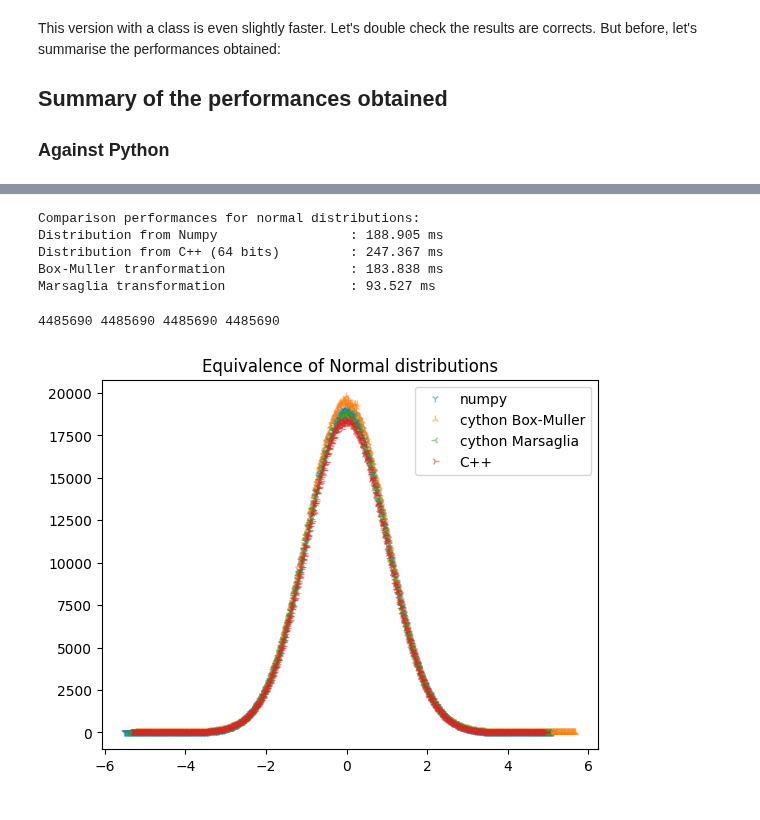
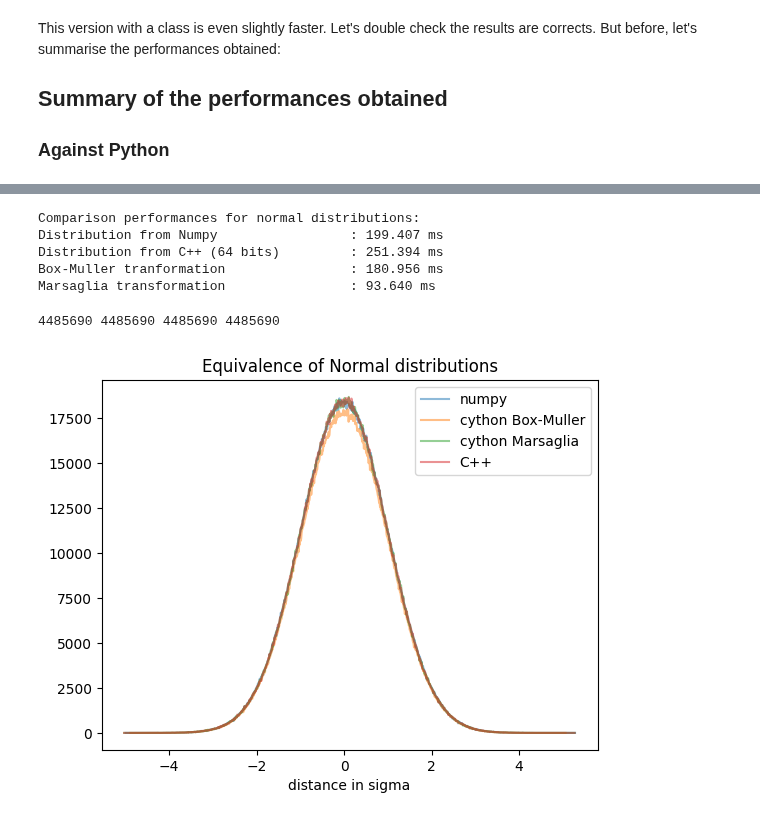
Before and after one commit to silx-kit/fabio, a Jupyter notebook: doc/source/tutorials/random.ipynb, the cells around one changed output, grey strips where cells are left out. Drawn from its saved outputs; the diff is of its cells as text; code cells hidden in the pictures.

Commit message:
updated version (seeded graphs)

```diff
--- a/doc/source/tutorials/random.ipynb
+++ b/doc/source/tutorials/random.ipynb
@@ -168,7 +168,7 @@ def cython_normal_cpp(mu, sigma):
             ary[idx] = dist(gen)
     return numpy.asarray(ary).reshape(shape)
 
-def cython_normal64_cpp(mu, sigma):
+def cython_normal64_cpp(mu, sigma, seed=None):
     shape = mu.shape
     assert sigma.shape == shape
     cdef:
@@ -176,7 +176,7 @@ def cython_normal64_cpp(mu, sigma):
         double[::1] ary = numpy.empty(size)
         double[::1] cmu = numpy.ascontiguousarray(mu).ravel()
         double[::1] csigma = numpy.ascontiguousarray(sigma).ravel()
-        mt19937_64 gen = mt19937_64(time.time_ns())
+        mt19937_64 gen = mt19937_64(time.time_ns() if seed is None else seed)
         normal_distribution[double] dist
     with nogil:
         for idx in range(size):
@@ -653,34 +653,37 @@ timeit_mt_normal = %timeit -o -q cython_normal_m_mtc(z, s)
 print(f'{"Marsaglia transformation":40s}: {1000*timeit_mt_normal.best:.3f} ms')
 # %% [output]
 Comparison performances for normal distributions:
-Distribution from Numpy                 : 188.905 ms
-Distribution from C++ (64 bits)         : 247.367 ms
-Box-Muller tranformation                : 183.838 ms
-Marsaglia transformation                : 93.527 ms
+Distribution from Numpy                 : 199.407 ms
+Distribution from C++ (64 bits)         : 251.394 ms
+Box-Muller tranformation                : 180.956 ms
+Marsaglia transformation                : 93.640 ms
 # %%
 npt = 1000
-distrib_random_normal = numpy.random.normal(z, s)
-distrib_normal64_cpp = cython_normal64_cpp(z, s)
-distrib_normal_bm_mtc = cython_normal_bm_mtc(z, s)
-distrib_normal_m_mtc = cython_normal_m_mtc(z, s)
+seed = 123 #time.time_ns()
+rng = numpy.random.Generator(numpy.random.MT19937(seed=seed))
+distrib_random_normal = rng.normal(z, s)
+distrib_normal64_cpp = cython_normal64_cpp(z, s, seed=seed)
+distrib_normal_bm_mtc = cython_normal_bm_mtc(z, s, seed=seed)
+distrib_normal_m_mtc = cython_normal_m_mtc(z, s, seed=seed)
 assert distrib_random_normal.shape == shape
 assert distrib_normal64_cpp.shape == shape
 assert distrib_normal_bm_mtc.shape == shape
 assert distrib_normal_m_mtc.shape == shape
-ref = numpy.histogram(distrib_random_normal.ravel(), 1000)
-cpp = numpy.histogram(distrib_normal64_cpp.ravel(), 1000)
-obt = numpy.histogram(distrib_normal_bm_mtc.ravel(), 1000)
-obt2 = numpy.histogram(distrib_normal_m_mtc.ravel(), 1000)
+ref = numpy.histogram(distrib_random_normal.ravel(), npt)
+cpp = numpy.histogram(distrib_normal64_cpp.ravel(), npt)
+obt = numpy.histogram(distrib_normal_bm_mtc.ravel(), npt)
+obt2 = numpy.histogram(distrib_normal_m_mtc.ravel(), npt)
 print(ref[0].sum(), cpp[0].sum(), obt[0].sum(), obt2[0].sum())
 # %% [output]
 4485690 4485690 4485690 4485690
 # %%
 fig, ax = subplots()
-ax.plot((ref[1][1:]+ref[1][:-1])/2, ref[0], "1", alpha=0.5, label="numpy")
-ax.plot((obt[1][1:]+obt[1][:-1])/2, obt[0], "2", alpha=0.5, label="cython Box-Muller")
-ax.plot((obt2[1][1:]+obt2[1][:-1])/2, obt2[0], "3", alpha=0.5, label="cython Marsaglia")
-ax.plot((cpp[1][1:]+cpp[1][:-1])/2, cpp[0], "4", alpha=0.5, label="C++")
+ax.plot((ref[1][1:]+ref[1][:-1])/2, ref[0], "-", alpha=0.5, label="numpy")
+ax.plot((obt[1][1:]+obt[1][:-1])/2, obt[0], "-", alpha=0.5, label="cython Box-Muller")
+ax.plot((obt2[1][1:]+obt2[1][:-1])/2, obt2[0], "-", alpha=0.5, label="cython Marsaglia")
+ax.plot((cpp[1][1:]+cpp[1][:-1])/2, cpp[0], "-", alpha=0.5, label="C++")
+ax.set_xlabel("distance in sigma")
 ax.set_title("Equivalence of Normal distributions")
 ax.legend();
 # %% [output]
-[figure, old version]
+[figure, new version]
```
Also changed, not shown: parts of 11 cells of this notebook.
